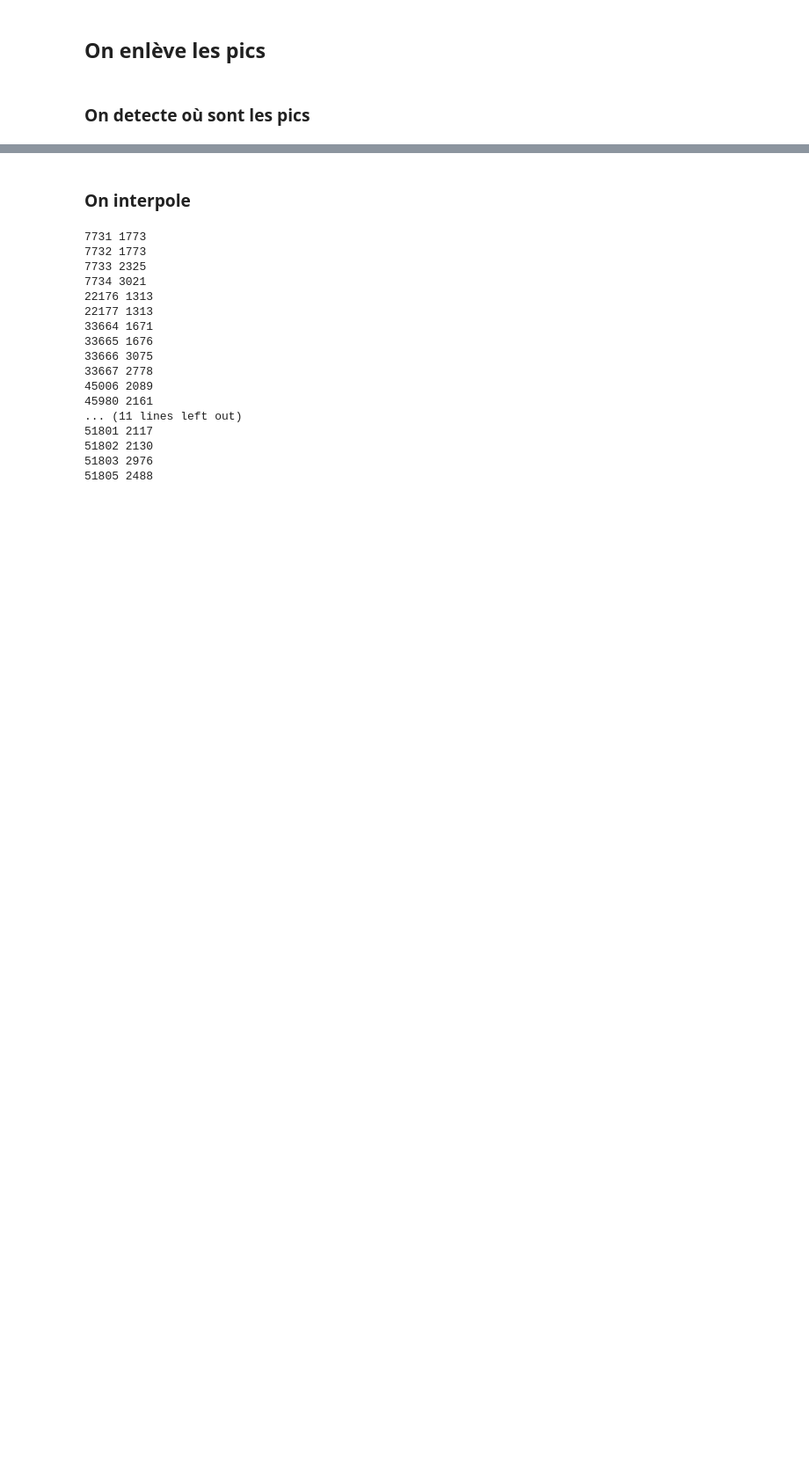
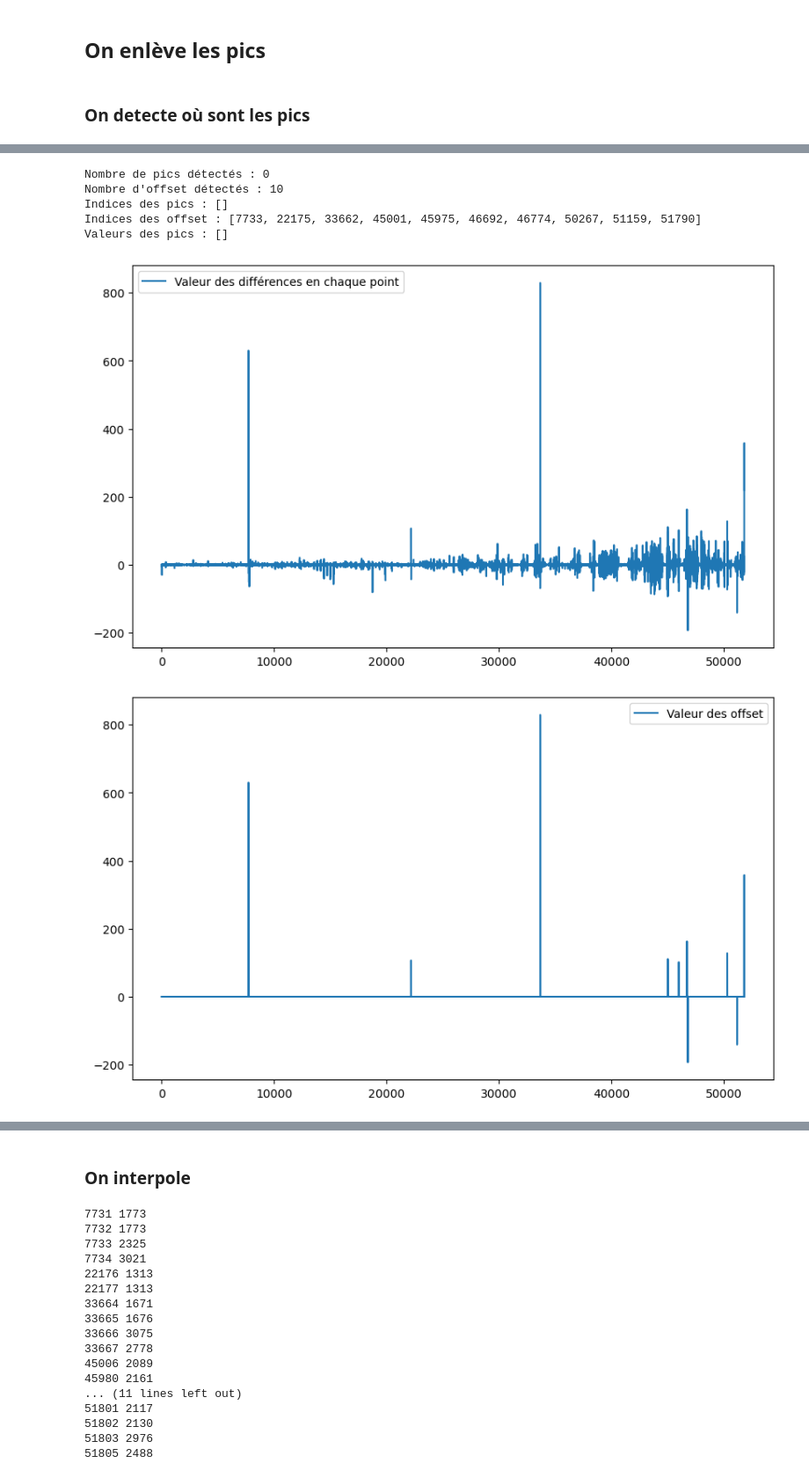
Before and after one commit to PiDchsn/Projet-RI, a Jupyter notebook: Analyse.ipynb, the cells around one changed output, grey strips where cells are left out. Shown at 88% size. Drawn from its saved outputs; the diff is of its cells as text; code cells hidden in the pictures; blank space fills up the shorter version.

```diff
--- a/Analyse.ipynb
+++ b/Analyse.ipynb
@@ -76,0 +151,48 @@ def delete_pic(arr, indices) :
+# %%
+# On vérifie qu'on a que des offset maintenant
+pic, offset = detect_pic(data_clean)
+
+print("Nombre de pics détectés :", len(pic))
+print("Nombre d'offset détectés :", len(offset))
+print("Indices des pics :", pic)
+print("Indices des offset :", offset)
+print("Valeurs des pics :", data_clean[pic])
+# %% [output]
+Nombre de pics détectés : 0
+Nombre d'offset détectés : 10
+Indices des pics : []
+Indices des offset : [7733, 22175, 33662, 45001, 45975, 46692, 46774, 50267, 51159, 51790]
+Valeurs des pics : []
+# %%
+# Valeur des offset
+data_diff = []
+data_offset = []
+k = 0
+for i in range(0,len(data_clean)-1):
+    data_diff.append(data_clean[i+1]-data_clean[i])
+    if i == offset[k] :
+        data_offset.append(data_clean[i]-data_clean[i-1])
+        if k < len(offset) -1 :
+            k += 1
+    else :
+        data_offset.append(0)
+
+
+# Transformation en série temporelle
+time_serie_diff = pd.Series(data_diff, dtype='float64')
+time_serie_offset = pd.Series(data_offset, dtype='float64')
+
+# Affichage de la série diff
+plt.figure(figsize=(10, 6))
+plt.plot(time_serie_diff, label='Valeur des différences en chaque point')
+plt.legend()
+plt.show()
+
+# Affichage de la série offset
+plt.figure(figsize=(10, 6))
+plt.plot(time_serie_offset, label='Valeur des offset')
+plt.legend()
+plt.show()
+# %% [output]
+[figure, added]
+[figure, added]
```
Also changed, not shown: parts of 16 cells of this notebook.
